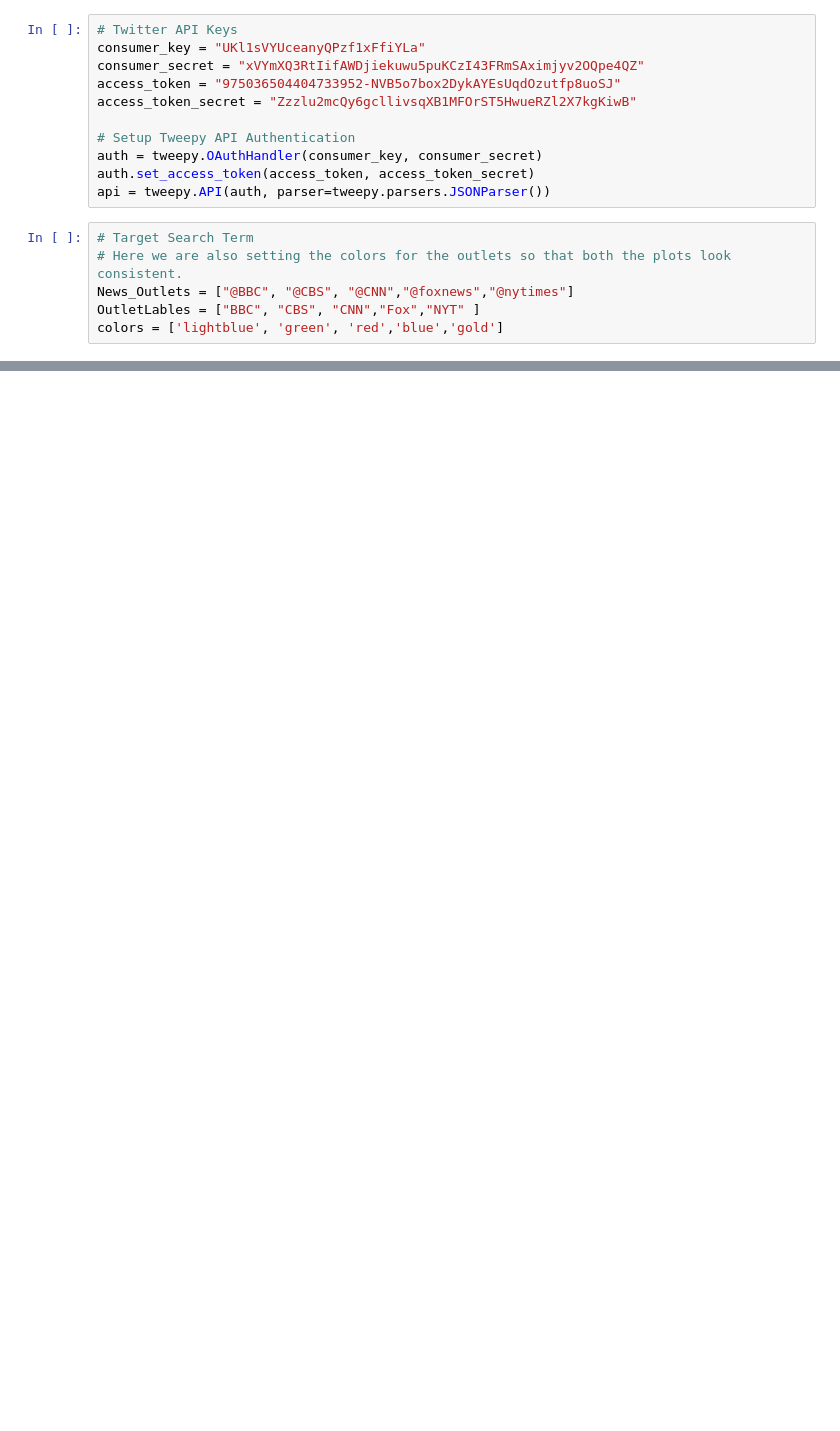
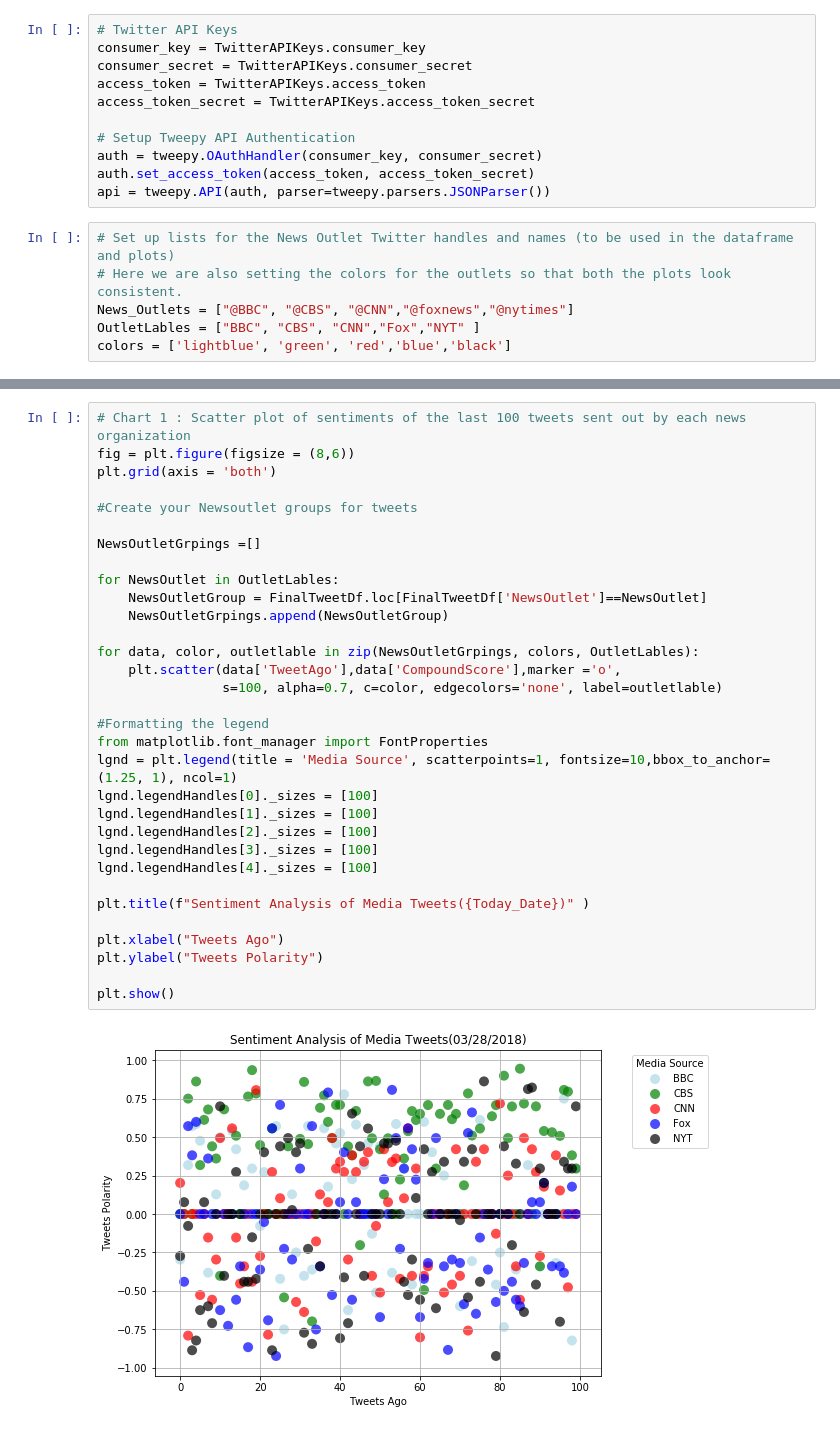
Before and after one commit to indranik/SocialAnalytics, a Jupyter notebook: NewsMood.ipynb, the cells around one changed output, grey strips where cells are left out. Drawn from its saved outputs; the diff is of its cells as text; blank space fills up the shorter version.

```diff
--- a/NewsMood.ipynb
+++ b/NewsMood.ipynb
@@ -13,18 +19,18 @@ import csv
 # %%
 # Twitter API Keys
-consumer_key = "UKl1sVYUceanyQPzf1xFfiYLa"
-consumer_secret = "xVYmXQ3RtIifAWDjiekuwu5puKCzI43FRmSAximjyv2OQpe4QZ"
-access_token = "975036504404733952-NVB5o7box2DykAYEsUqdOzutfp8uoSJ"
-access_token_secret = "Zzzlu2mcQy6gcllivsqXB1MFOrST5HwueRZl2X7kgKiwB"
+consumer_key = TwitterAPIKeys.consumer_key
+consumer_secret = TwitterAPIKeys.consumer_secret
+access_token = TwitterAPIKeys.access_token
+access_token_secret = TwitterAPIKeys.access_token_secret
 
 # Setup Tweepy API Authentication
 auth = tweepy.OAuthHandler(consumer_key, consumer_secret)
 auth.set_access_token(access_token, access_token_secret)
 api = tweepy.API(auth, parser=tweepy.parsers.JSONParser())
 # %%
-# Target Search Term
+# Set up lists for the News Outlet Twitter handles and names (to be used in the dataframe and plots)
 # Here we are also setting the colors for the outlets so that both the plots look consistent.
 News_Outlets = ["@BBC", "@CBS", "@CNN","@foxnews","@nytimes"]
 OutletLables = ["BBC", "CBS", "CNN","Fox","NYT" ]
-colors = ['lightblue', 'green', 'red','blue','gold']
+colors = ['lightblue', 'green', 'red','blue','black']
 # %%
@@ -90,0 +95,34 @@ Today_Date=  pd.to_datetime('today').strftime("%m/%d/%Y")
+# %%
+# Chart 1 : Scatter plot of sentiments of the last 100 tweets sent out by each news organization
+fig = plt.figure(figsize = (8,6))
+plt.grid(axis = 'both')
+
+#Create your Newsoutlet groups for tweets
+
+NewsOutletGrpings =[]
+
+for NewsOutlet in OutletLables:
+    NewsOutletGroup = FinalTweetDf.loc[FinalTweetDf['NewsOutlet']==NewsOutlet]
+    NewsOutletGrpings.append(NewsOutletGroup)
+
+for data, color, outletlable in zip(NewsOutletGrpings, colors, OutletLables):
+    plt.scatter(data['TweetAgo'],data['CompoundScore'],marker ='o',
+                s=100, alpha=0.7, c=color, edgecolors='none', label=outletlable)
+
+#Formatting the legend
+from matplotlib.font_manager import FontProperties
+lgnd = plt.legend(title = 'Media Source', scatterpoints=1, fontsize=10,bbox_to_anchor=(1.25, 1), ncol=1)
+lgnd.legendHandles[0]._sizes = [100]
+lgnd.legendHandles[1]._sizes = [100]
+lgnd.legendHandles[2]._sizes = [100]
+lgnd.legendHandles[3]._sizes = [100]
+lgnd.legendHandles[4]._sizes = [100]
+
+plt.title(f"Sentiment Analysis of Media Tweets({Today_Date})" )
+
+plt.xlabel("Tweets Ago")
+plt.ylabel("Tweets Polarity")
+
+plt.show()
+# %% [output]
+[figure, added]
```
Also changed, not shown: parts of 4 cells of this notebook, 4 other files.
